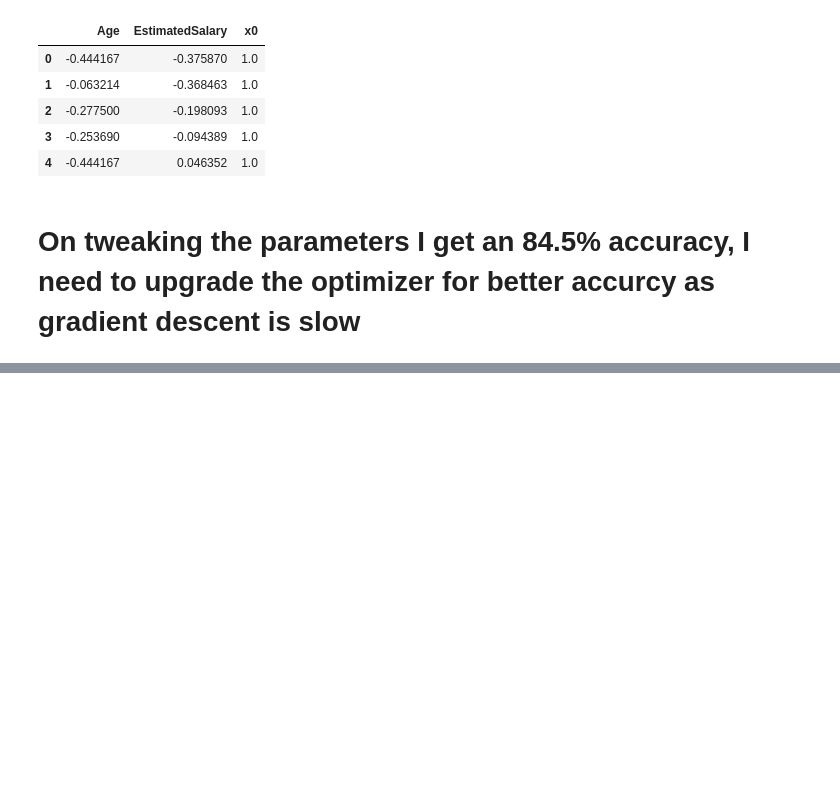
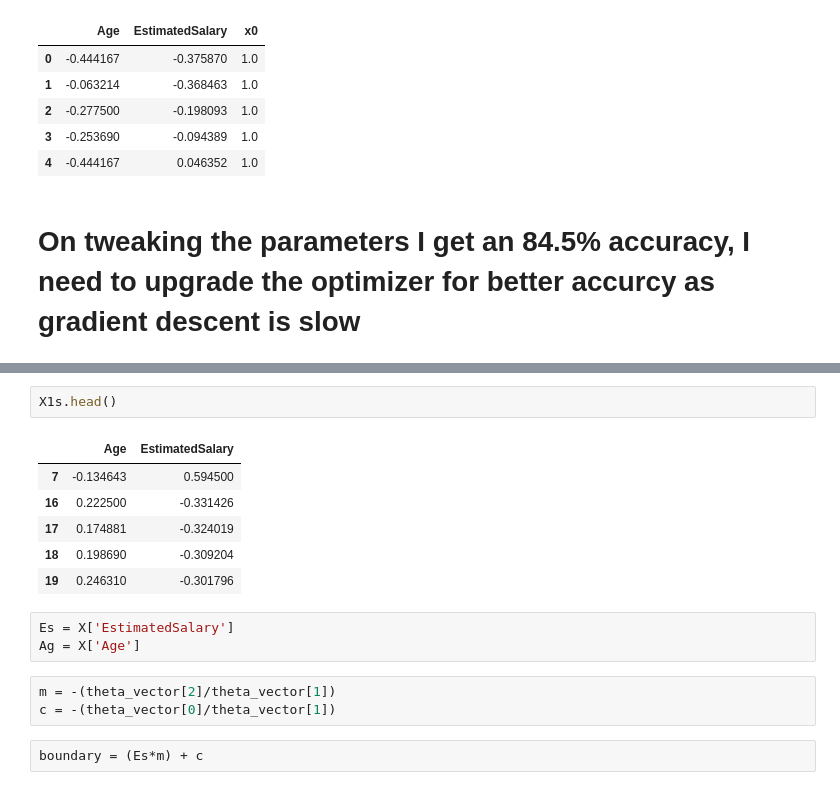
Before and after one commit to tkC0ding/Multivariate-LogisticRegression, a Jupyter notebook: code_file.ipynb, the cells around one changed output, grey strips where cells are left out. Cells and saved outputs as stored; diff of their text form; blank space fills up the shorter version.

```diff
--- a/code_file.ipynb
+++ b/code_file.ipynb
@@ -210,0 +250,17 @@ X.head()
+# %%
+X1s.head()
+# %% [output]
+|  | Age | EstimatedSalary |
+| 7 | -0.134643 | 0.594500 |
+| 16 | 0.222500 | -0.331426 |
+| 17 | 0.174881 | -0.324019 |
+| 18 | 0.198690 | -0.309204 |
+| 19 | 0.246310 | -0.301796 |
+# %%
+Es = X['EstimatedSalary']
+Ag = X['Age']
+# %%
+m = -(theta_vector[2]/theta_vector[1])
+c = -(theta_vector[0]/theta_vector[1])
+# %%
+boundary = (Es*m) + c
```
Also changed, not shown: parts of 9 cells of this notebook.
